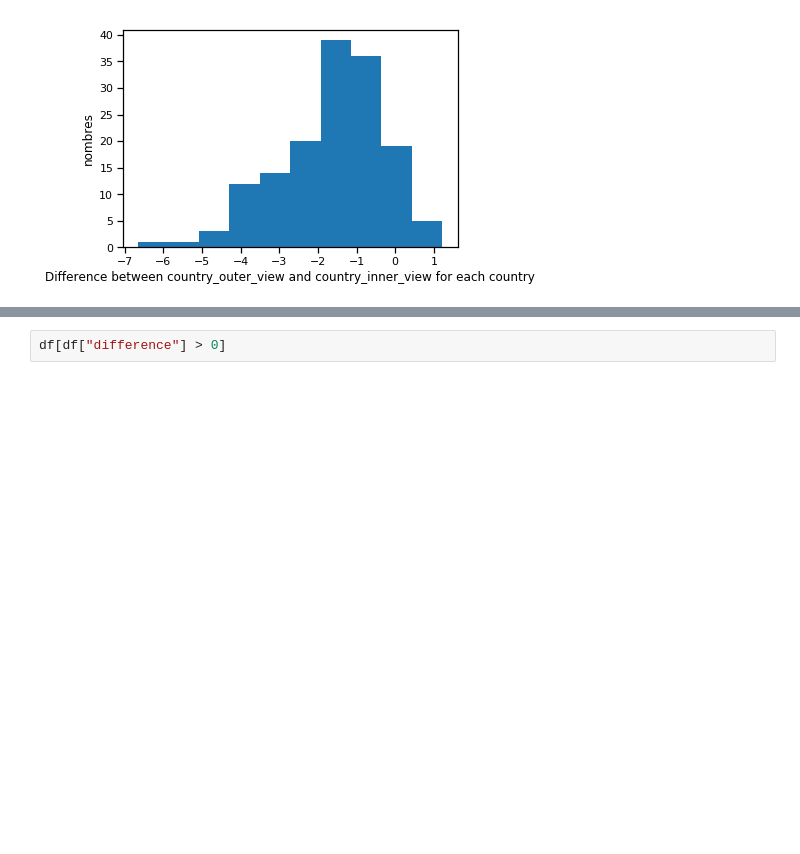
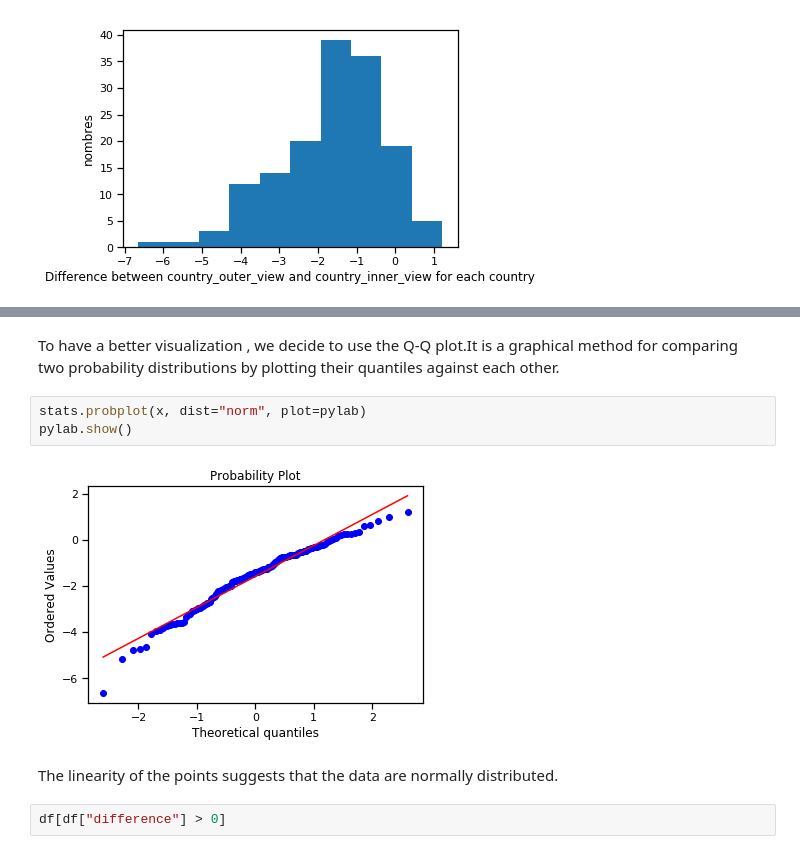
Before and after one commit to NatGr/projectAdA, a Jupyter notebook: Notebook.ipynb, the cells around one changed output, grey strips where cells are left out. Saved outputs shown, nothing was run; the diff lists cells and outputs as text; blank space fills up the shorter version.

Commit message:
ajout QQ plot, plus discussion sur les pays qui ont une différence significative entre la vue extérieur et intérieur

```diff
--- a/Notebook.ipynb
+++ b/Notebook.ipynb
@@ -652,3 +666,12 @@ TODO : Normal distribution ?
+# %% [markdown]
+To have a better visualization , we decide to use the Q-Q plot.It is a graphical method for comparing two probability distributions by plotting their quantiles against each other.
+# %%
+stats.probplot(x, dist="norm", plot=pylab)
+pylab.show()
+# %% [output]
+[figure, added]
+# %% [markdown]
+The linearity of the points suggests that the data are normally distributed.
 # %%
 df[df["difference"] > 0]
 # %% [output]
```
Also changed, not shown: parts of 21 cells of this notebook.
